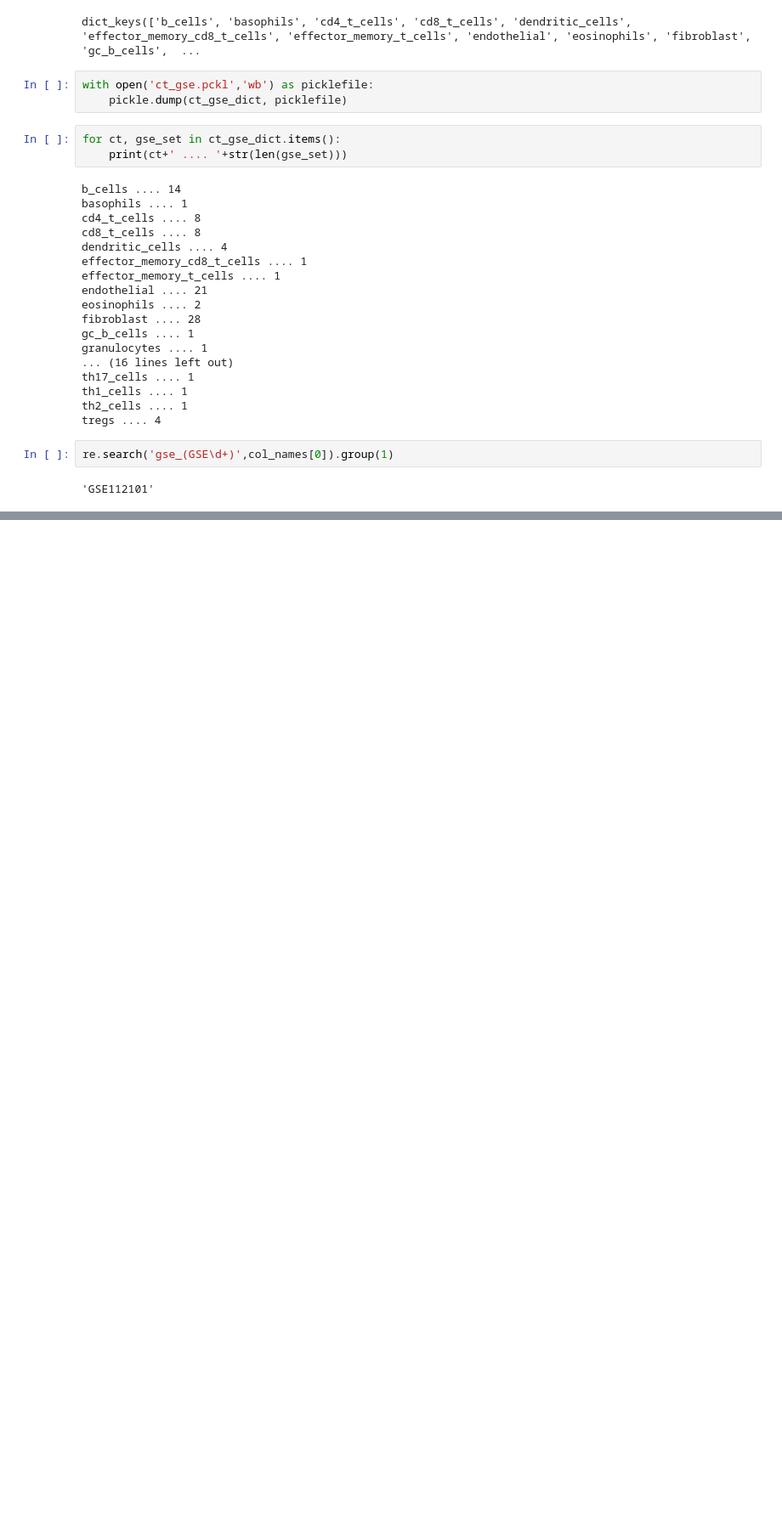
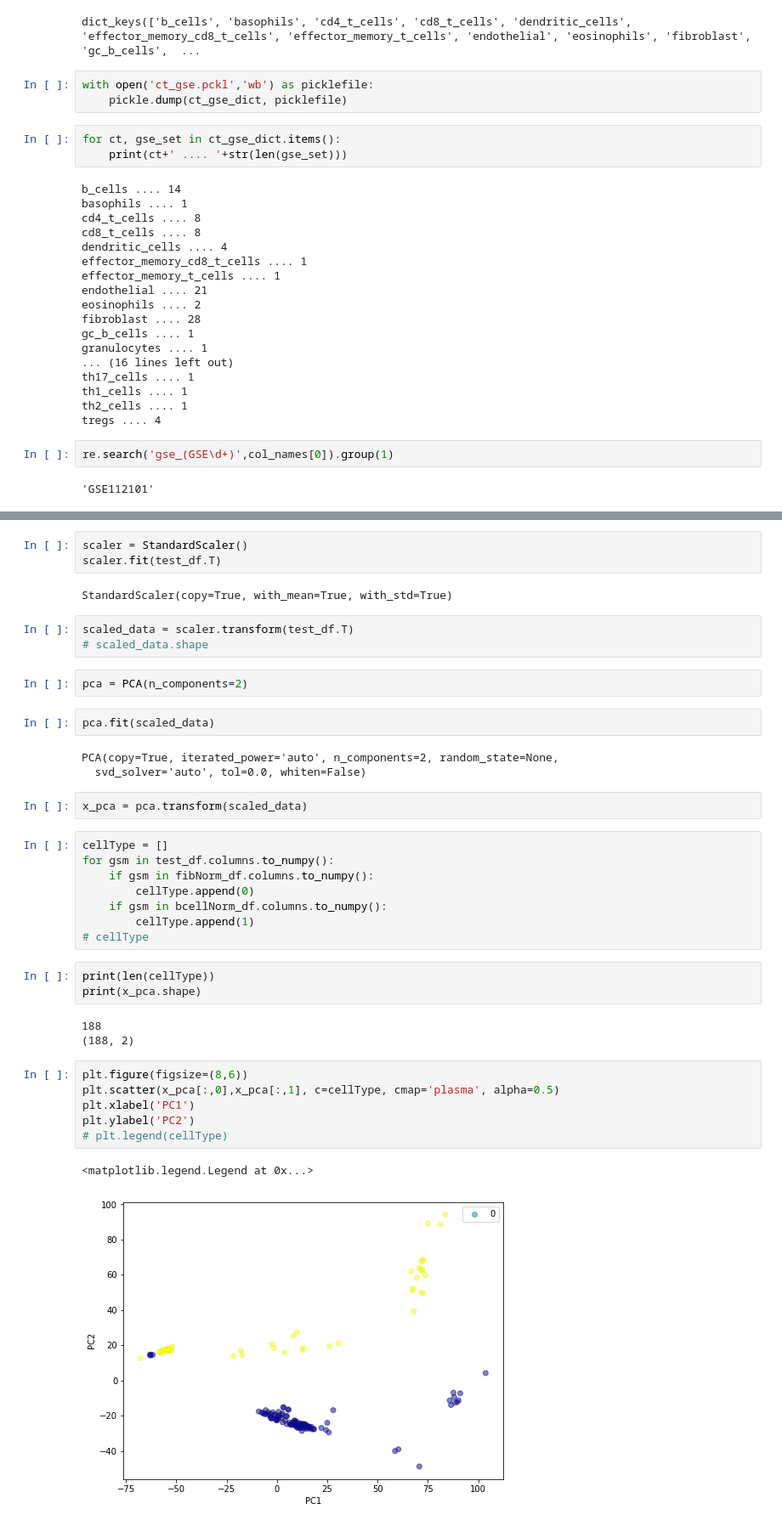
Before and after one commit to qu4drupole/DREAM_cell_deconvolution, a Jupyter notebook: Bulk_seq_data_loading/EDA_LOGFILE-SQL.ipynb, the cells around one changed output, grey strips where cells are left out. Shown: that part at 85% size. Saved outputs shown, nothing was run; the diff lists cells and outputs as text; blank space fills up the shorter version.

Commit message:
updates
added new function to data class and some misc functions

```diff
--- a/Bulk_seq_data_loading/EDA_LOGFILE-SQL.ipynb
+++ b/Bulk_seq_data_loading/EDA_LOGFILE-SQL.ipynb
@@ -138,0 +385,40 @@ array(['gse_GSE112101__gsm_GSM3416597__norm_unknown',
+# %%
+scaler = StandardScaler()
+scaler.fit(test_df.T)
+# %% [output]
+StandardScaler(copy=True, with_mean=True, with_std=True)
+# %%
+scaled_data = scaler.transform(test_df.T)
+# scaled_data.shape
+# %%
+pca = PCA(n_components=2)
+# %%
+pca.fit(scaled_data)
+# %% [output]
+PCA(copy=True, iterated_power='auto', n_components=2, random_state=None,
+  svd_solver='auto', tol=0.0, whiten=False)
+# %%
+x_pca = pca.transform(scaled_data)
+# %%
+cellType = []
+for gsm in test_df.columns.to_numpy():
+    if gsm in fibNorm_df.columns.to_numpy():
+        cellType.append(0)
+    if gsm in bcellNorm_df.columns.to_numpy():
+        cellType.append(1)
+# cellType
+# %%
+print(len(cellType))
+print(x_pca.shape)
+# %% [output]
+188
+(188, 2)
+# %%
+plt.figure(figsize=(8,6))
+plt.scatter(x_pca[:,0],x_pca[:,1], c=cellType, cmap='plasma', alpha=0.5)
+plt.xlabel('PC1')
+plt.ylabel('PC2')
+# plt.legend(cellType)
+# %% [output]
+<matplotlib.legend.Legend at 0x...>
+[figure, added]
```
Also changed, not shown: parts of 50 cells of this notebook, 2 other files.
